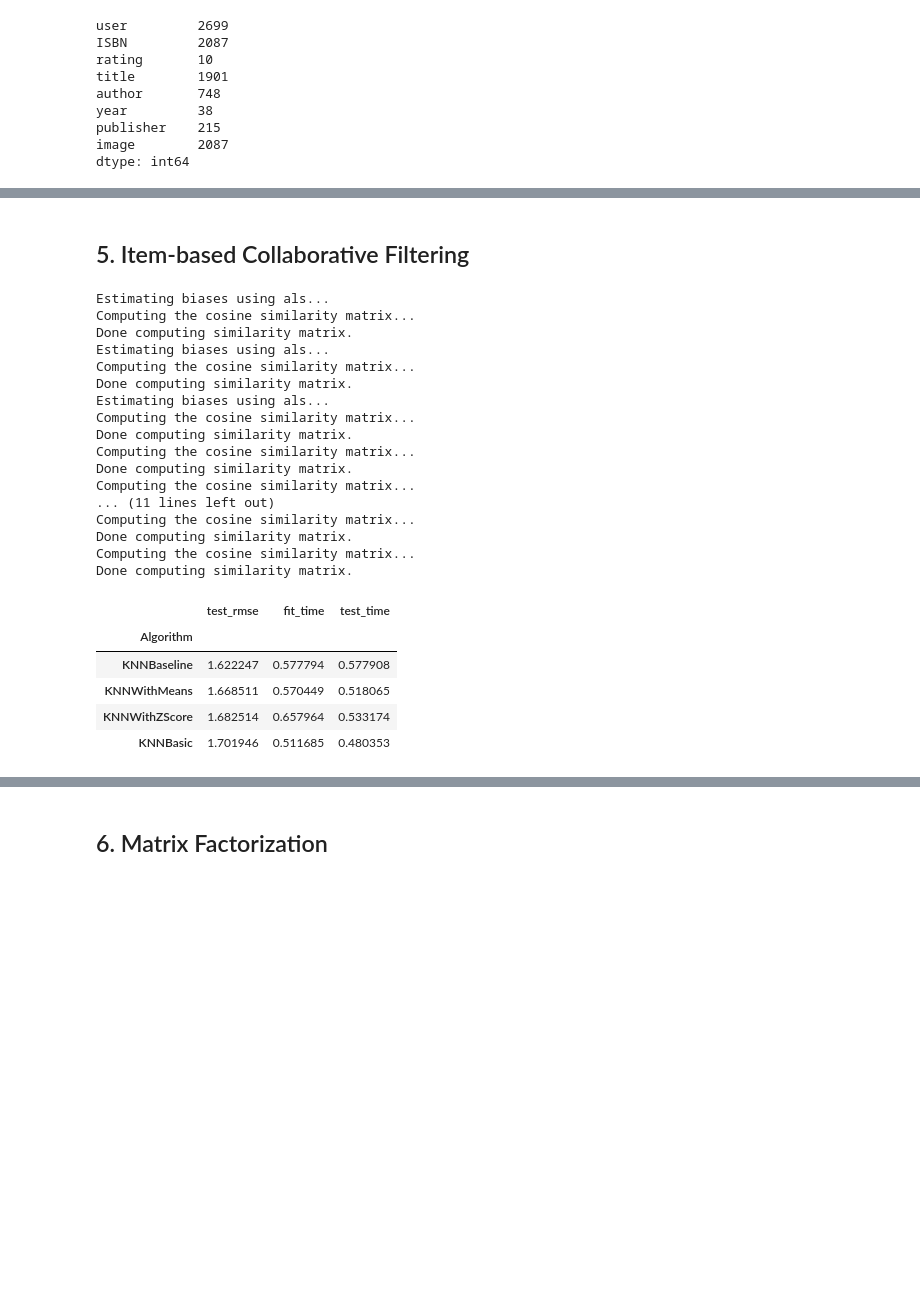
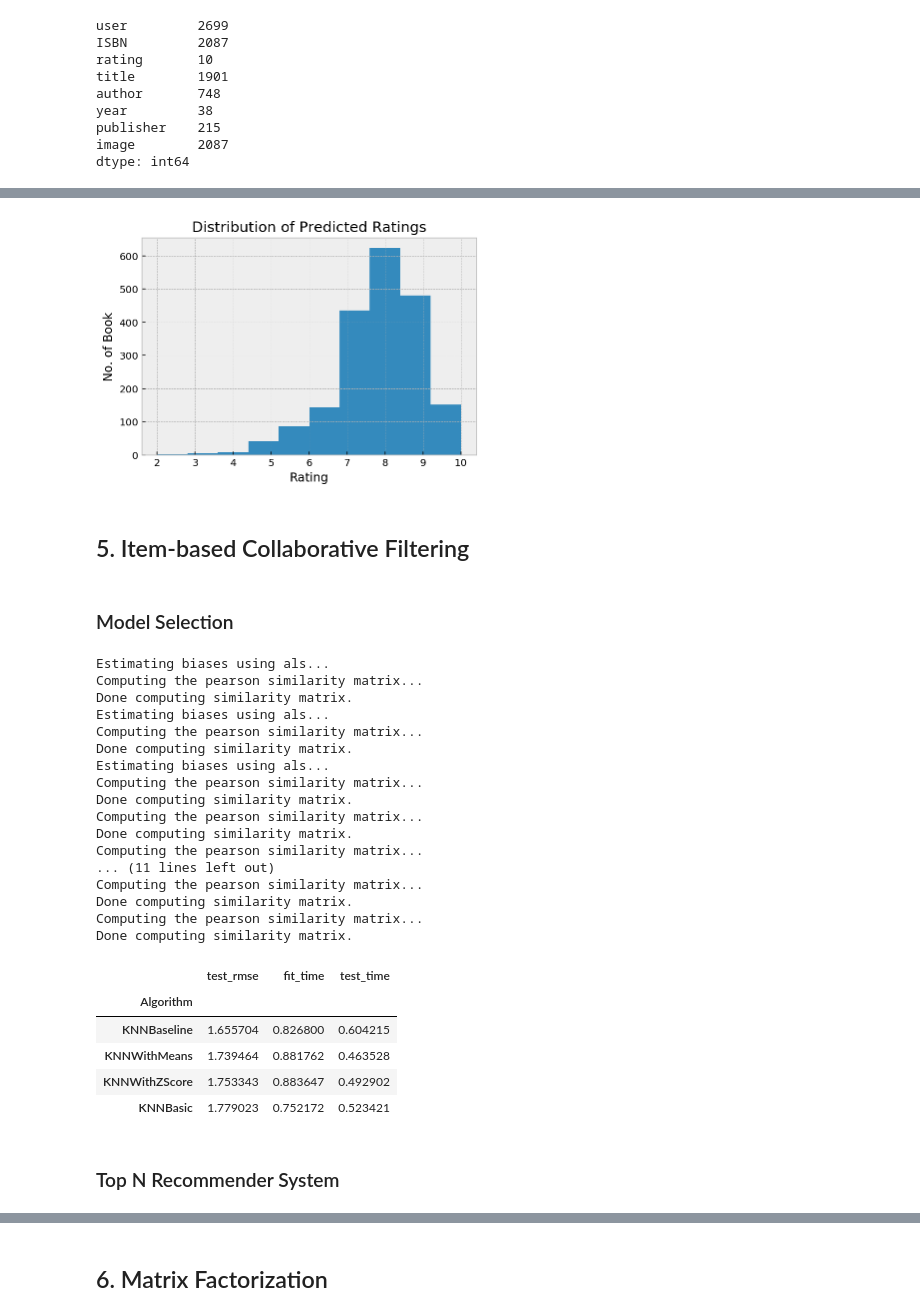
Before and after one commit to ppeyliang/book-recommender, a Jupyter notebook: capstone_project.ipynb, the cells around one changed output, grey strips where cells are left out. Cells and saved outputs as stored; diff of their text form; code cells hidden in the pictures; blank space fills up the shorter version.

```diff
--- a/capstone_project.ipynb
+++ b/capstone_project.ipynb
@@ -444,10 +560,21 @@ Recommendation for User 153361:
+# %%
+# Check the distribution of predicted ratings.
+pd.Series(candidates).hist()
+plt.title('Distribution of Predicted Ratings')
+plt.xlabel('Rating')
+plt.ylabel('No. of Book')
+plt.show()
+# %% [output]
+[figure, added]
 # %% [markdown]
 ## 5. Item-based Collaborative Filtering
+# %% [markdown]
+### Model Selection
 # %%
 # Compare RMSE for different models.
 benchmark = []
 
-sim_options = {'name': 'cosine',
+sim_options = {'name': 'pearson',
                'user_based': False
                }
 algos = [
@@ -466,27 +593,29 @@ for algo in algos:
 pd.DataFrame(benchmark).set_index('Algorithm').sort_values('test_rmse')
 # %% [output]
 Estimating biases using als...
-Computing the cosine similarity matrix...
+Computing the pearson similarity matrix...
 Done computing similarity matrix.
 Estimating biases using als...
-Computing the cosine similarity matrix...
+Computing the pearson similarity matrix...
 Done computing similarity matrix.
 Estimating biases using als...
-Computing the cosine similarity matrix...
+Computing the pearson similarity matrix...
 Done computing similarity matrix.
-Computing the cosine similarity matrix...
+Computing the pearson similarity matrix...
 Done computing similarity matrix.
-Computing the cosine similarity matrix...
+Computing the pearson similarity matrix...
 ... (11 lines left out)
-Computing the cosine similarity matrix...
+Computing the pearson similarity matrix...
 Done computing similarity matrix.
-Computing the cosine similarity matrix...
+Computing the pearson similarity matrix...
 Done computing similarity matrix.
 |  | test_rmse | fit_time | test_time |
 | Algorithm |  |  |  |
-| KNNBaseline | 1.622247 | 0.577794 | 0.577908 |
-| KNNWithMeans | 1.668511 | 0.570449 | 0.518065 |
-| KNNWithZScore | 1.682514 | 0.657964 | 0.533174 |
-| KNNBasic | 1.701946 | 0.511685 | 0.480353 |
+| KNNBaseline | 1.655704 | 0.826800 | 0.604215 |
+| KNNWithMeans | 1.739464 | 0.881762 | 0.463528 |
+| KNNWithZScore | 1.753343 | 0.883647 | 0.492902 |
+| KNNBasic | 1.779023 | 0.752172 | 0.523421 |
+# %% [markdown]
+### Top N Recommender System
 # %%
 # Build recommendation system using KNNBaseline.
```
Also changed, not shown: parts of 11 cells of this notebook.
